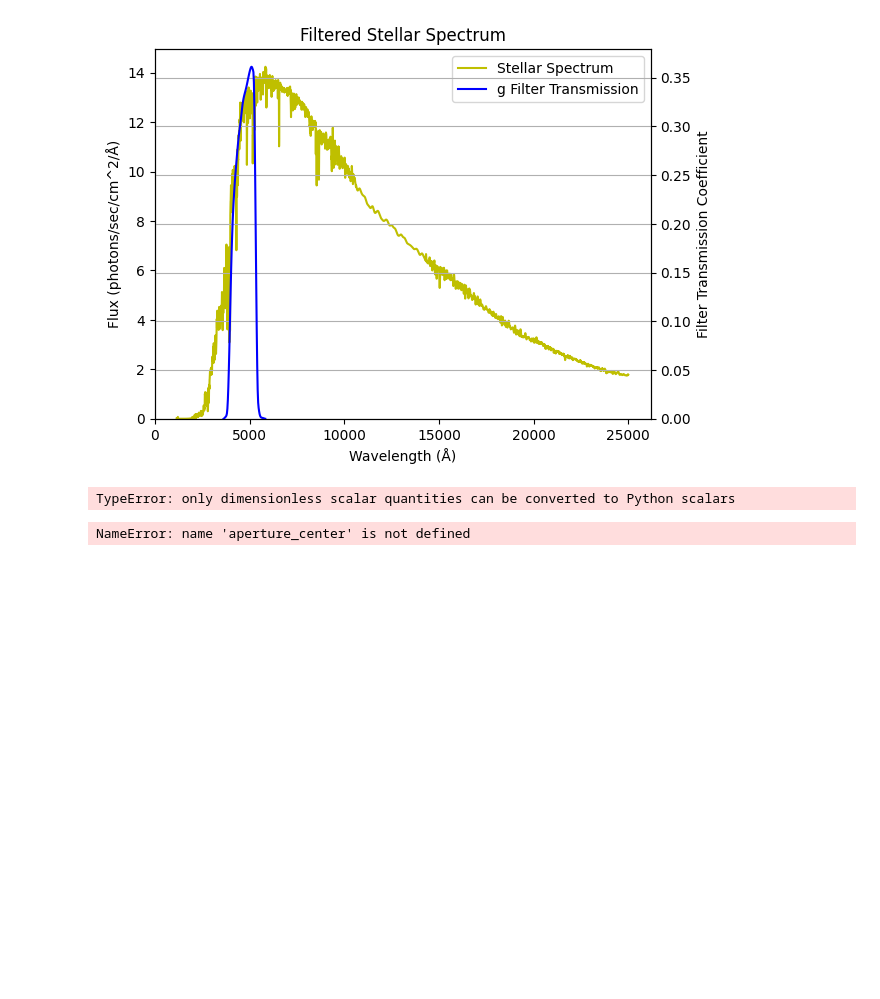
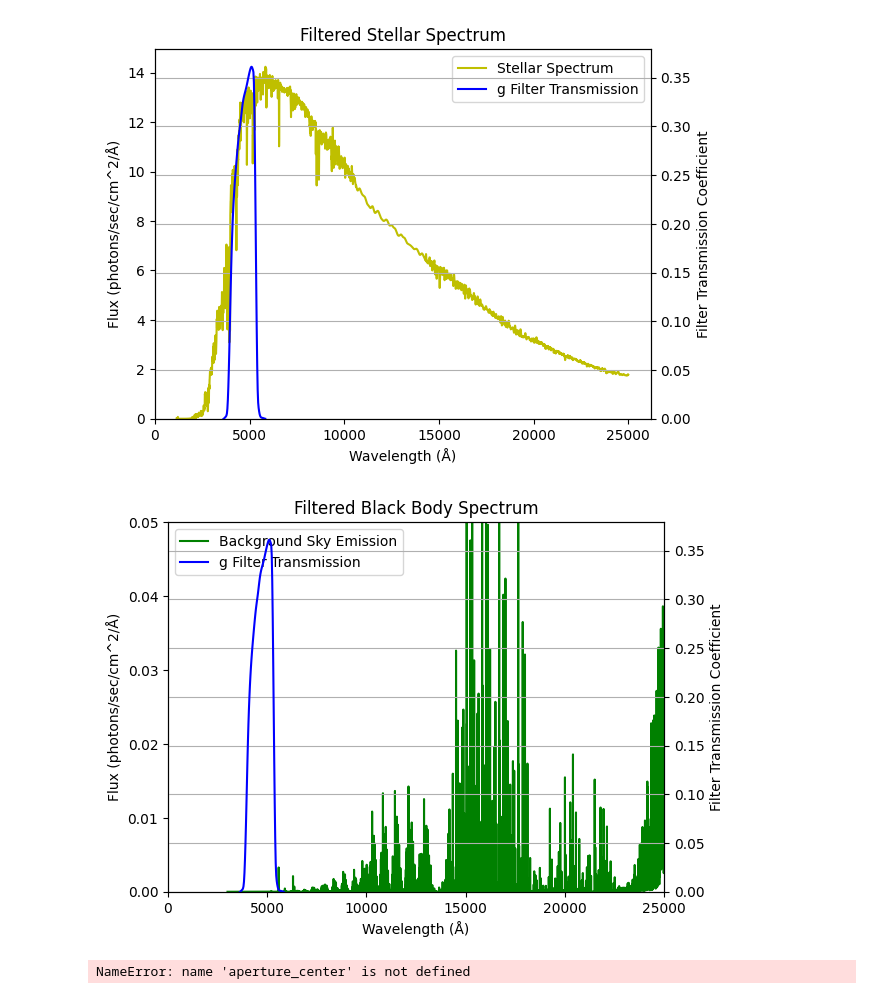
Before and after one commit to RJWier/Glenlea-ETC, a Jupyter notebook: EXPOSURE_TIME_CALCULATOR.ipynb, the cells around one changed output. Saved outputs shown, nothing was run; the diff lists cells and outputs as text; code cells hidden in the pictures; blank space fills up the shorter version.

```diff
--- a/EXPOSURE_TIME_CALCULATOR.ipynb
+++ b/EXPOSURE_TIME_CALCULATOR.ipynb
@@ -378,29 +441,29 @@ def generateNoise(sensorX, sensorY, darkCurrent, readNoise, offset, exposureTime
 # %%
-#GENERATE SKY BACKGROUND EMISSION
-#Takes in sensor, telescope, sky and filter parameters and generates sky background signal based on exposure time and bortle scale
+# ================= DEPRECATED ===============
+# Takes in sensor, telescope, sky and filter parameters and generates sky background signal based on exposure time and bortle scale
 
-def generateBG(sensorX, sensorY, skyMag, zeroFlux, mirrorArea, sensorGain, filterLow, filterHigh, sensorQE, freqPass, exposureTime, obsType):
+# def generateBG(sensorX, sensorY, skyMag, zeroFlux, mirrorArea, sensorGain, filterLow, filterHigh, sensorQE, freqPass, exposureTime, obsType):
 
-    if obsType == 1: # Point Source
+#     if obsType == 1: # Point Source
 
-        skyBG = np.zeros([sensorY,sensorX])
-        skyFlux = zeroFlux*10**(-0.4*skyMag)*10**(-26)*(freqPass)*mirrorArea
-        skyCounts = skyFlux/(scipy.constants.h*scipy.constants.c/(filter_low+((filterHigh-filterLow)/2)))*sensorQE*exposureTime/sensorGain #counts from the sky per second
+#         skyBG = np.zeros([sensorY,sensorX])
+#         skyFlux = zeroFlux*10**(-0.4*skyMag)*10**(-26)*(freqPass)*mirrorArea
+#         skyCounts = skyFlux/(scipy.constants.h*scipy.constants.c/(filter_low+((filterHigh-filterLow)/2)))*sensorQE*exposureTime/sensorGain #counts from the sky per second
 
-        for x in range(sensorY):
-            for y in range(sensorX):
-                skyBG[x,y] = skyCounts
+#         for x in range(sensorY):
+#             for y in range(sensorX):
+#                 skyBG[x,y] = skyCounts
 
-        return skyBG
+#         return skyBG
 
-    elif obsType == 0: # Extended Source
+#     elif obsType == 0: # Extended Source
 
-        skyBG = 0
-        skyFlux = zeroFlux*10**(-0.4*skyMag)*10**(-26)*(freqPass)*mirrorArea
-        skyCounts = skyFlux/(scipy.constants.h*scipy.constants.c/(filter_low+((filterHigh-filterLow)/2)))*sensorQE*exposureTime/sensorGain #counts from the sky per second
-        skyBG = skyCounts
+#         skyBG = 0
+#         skyFlux = zeroFlux*10**(-0.4*skyMag)*10**(-26)*(freqPass)*mirrorArea
+#         skyCounts = skyFlux/(scipy.constants.h*scipy.constants.c/(filter_low+((filterHigh-filterLow)/2)))*sensorQE*exposureTime/sensorGain #counts from the sky per second
+#         skyBG = skyCounts
 
-        return skyBG
+#         return skyBG
 # %%
 #CHECK FOR OVERFULL PIXELS
 #Takes in signal, bg noise and sensor noise and checks if any pixels exceed full well. Assumes perfect blooming correction of the sensor
@@ -433,9 +496,9 @@ signal_values = spreadCounts(sensor_X,sensor_Y,stellarSpec("g2v",star_ab_mag,mir
 # %%
 noise_values=generateNoise(sensor_X,sensor_Y,dark_noise,read_noise,sensor_offset,test_exposure, obs_type)
 # %%
-bg_values = generateBG(sensor_X,sensor_Y,sky_bright,filter_zero,mirror_area,gain,filter_low,filter_high,Q_efficiency,filter_freq_band,test_exposure,obs_type)
+bg_values = generateBG(sky_bright, filter_name, mirror_area, gain, Q_efficiency).value*Q_efficiency*pixel_area
 # %% [output]
-TypeError: only dimensionless scalar quantities can be converted to Python scalars
+[figure, added]
 # %%
 final_sensor_array = overfullCheck(signal_values+noise_values+bg_values,full_well,obs_type)
 # %%
```
Also changed, not shown: parts of 11 cells of this notebook.
